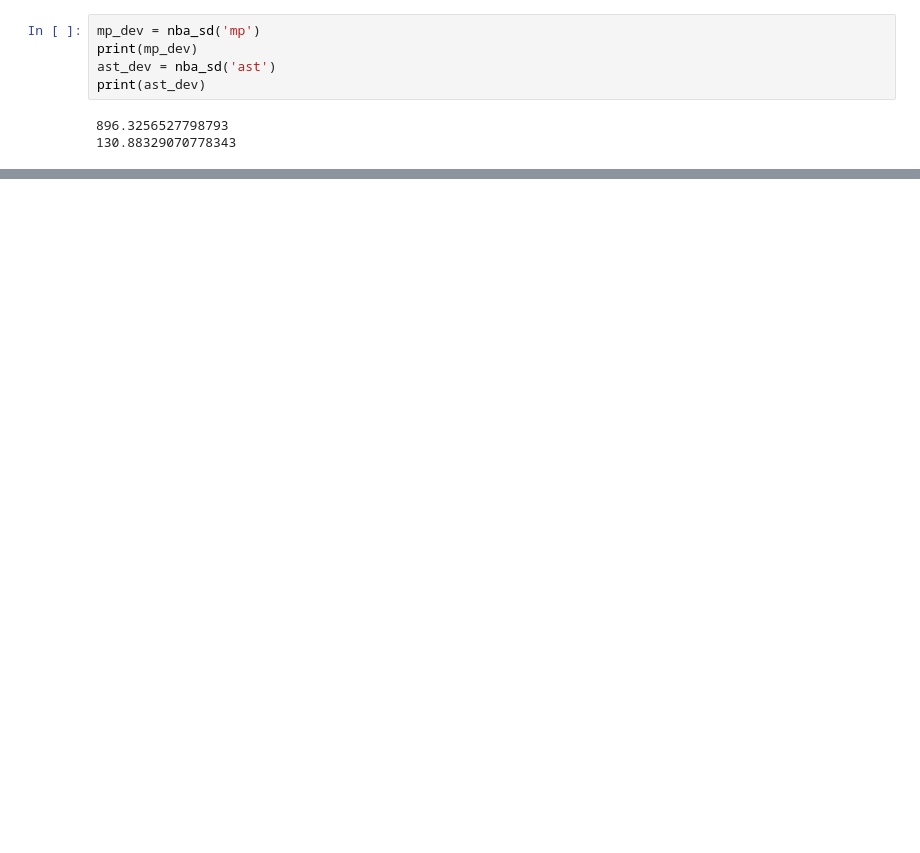
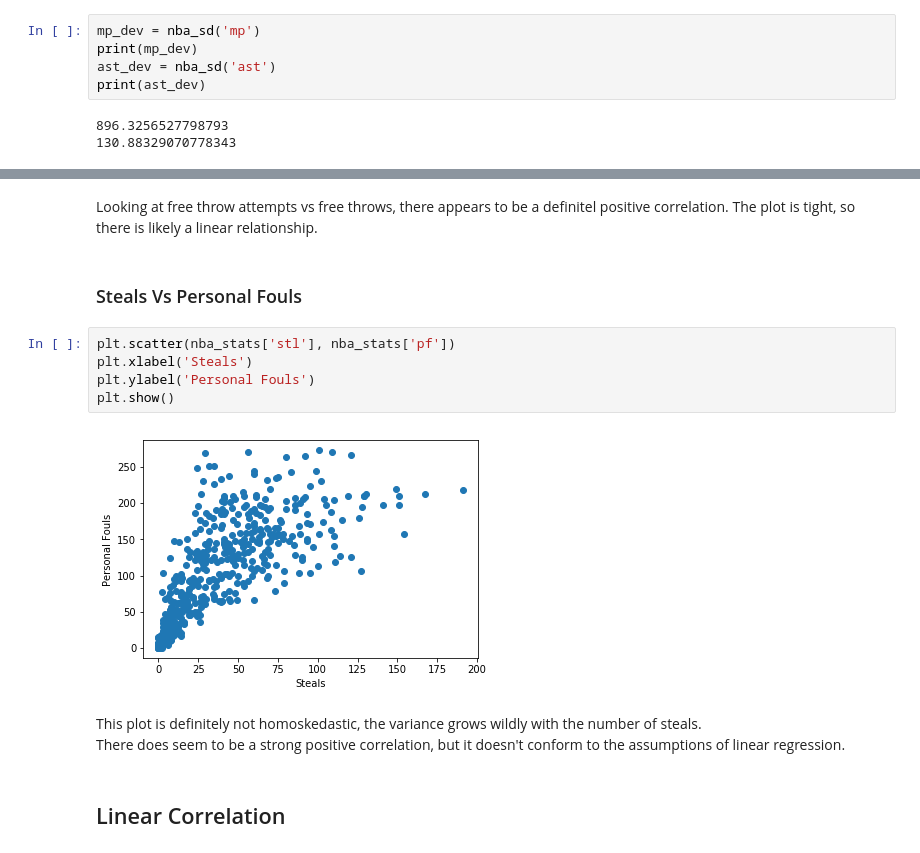
Before and after one commit to natekotila/DataQuestProjects, a Jupyter notebook: nba/NBA_Stats.ipynb, the cells around one changed output, grey strips where cells are left out. Cells and saved outputs as stored; diff of their text form; blank space fills up the shorter version.

Commit message:
Added some covariance and correlation functionality

```diff
--- a/nba/NBA_Stats.ipynb
+++ b/nba/NBA_Stats.ipynb
@@ -55,0 +75,16 @@ print(ast_dev)
+# %% [markdown]
+Looking at free throw attempts vs free throws, there appears to be a definitel positive correlation. The plot is tight, so there is likely a linear relationship.
+# %% [markdown]
+### Steals Vs Personal Fouls
+# %%
+plt.scatter(nba_stats['stl'], nba_stats['pf'])
+plt.xlabel('Steals')
+plt.ylabel('Personal Fouls')
+plt.show()
+# %% [output]
+[figure, added]
+# %% [markdown]
+This plot is definitely not homoskedastic, the variance grows wildly with the number of steals.<br>
+There does seem to be a strong positive correlation, but it doesn't conform to the assumptions of linear regression.
+# %% [markdown]
+## Linear Correlation
```
Also changed, not shown: parts of 14 cells of this notebook.
